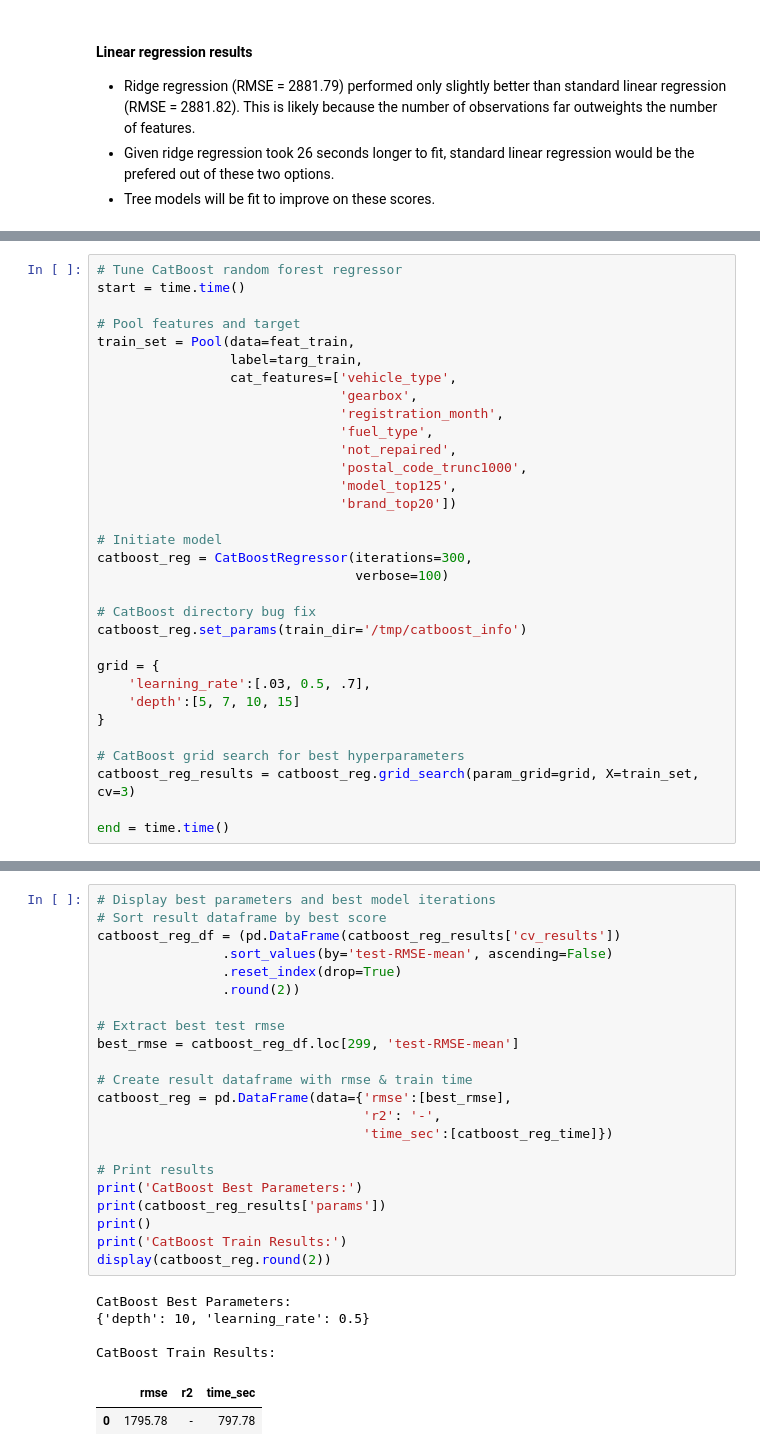
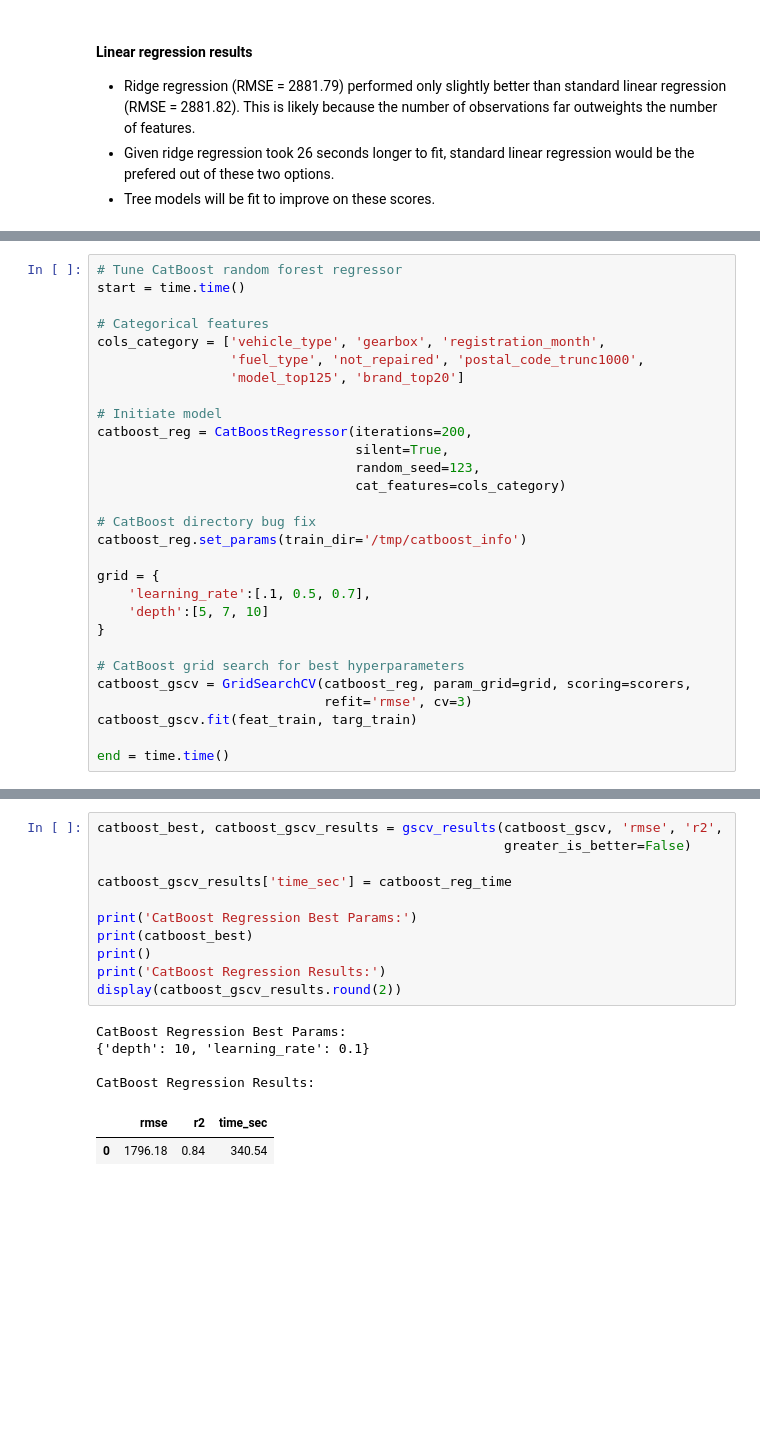
Before and after one commit to kellyshreeve/predicting-used-car-price, a Jupyter notebook: car_price_analysis.ipynb, the cells around one changed output, grey strips where cells are left out. Saved outputs shown, nothing was run; the diff lists cells and outputs as text; blank space fills up the shorter version.

```diff
--- a/car_price_analysis.ipynb
+++ b/car_price_analysis.ipynb
@@ -1176,31 +1210,28 @@ Tune and fit random forest with CatBoost gradient boosting algorithm.
 # Tune CatBoost random forest regressor
 start = time.time()
 
-# Pool features and target
-train_set = Pool(data=feat_train,
-                 label=targ_train,
-                 cat_features=['vehicle_type',
-                               'gearbox',
-                               'registration_month',
-                               'fuel_type',
-                               'not_repaired',
-                               'postal_code_trunc1000',
-                               'model_top125',
-                               'brand_top20'])
+# Categorical features
+cols_category = ['vehicle_type', 'gearbox', 'registration_month',
+                 'fuel_type', 'not_repaired', 'postal_code_trunc1000',
+                 'model_top125', 'brand_top20']
 
 # Initiate model
-catboost_reg = CatBoostRegressor(iterations=300,
-                                 verbose=100)
+catboost_reg = CatBoostRegressor(iterations=200,
+                                 silent=True,
+                                 random_seed=123,
+                                 cat_features=cols_category)
 
 # CatBoost directory bug fix
 catboost_reg.set_params(train_dir='/tmp/catboost_info')
 
 grid = {
-    'learning_rate':[.03, 0.5, .7],
-    'depth':[5, 7, 10, 15]
+    'learning_rate':[.1, 0.5, 0.7],
+    'depth':[5, 7, 10]
 }
 
 # CatBoost grid search for best hyperparameters
-catboost_reg_results = catboost_reg.grid_search(param_grid=grid, X=train_set, cv=3)
+catboost_gscv = GridSearchCV(catboost_reg, param_grid=grid, scoring=scorers,
+                             refit='rmse', cv=3)
+catboost_gscv.fit(feat_train, targ_train)
 
 end = time.time()
@@ -1234,30 +1247,19 @@ CatBoost Regressor Train Time:
-# %%
-# Display best parameters and best model iterations
-# Sort result dataframe by best score
-catboost_reg_df = (pd.DataFrame(catboost_reg_results['cv_results'])
-                .sort_values(by='test-RMSE-mean', ascending=False)
-                .reset_index(drop=True)
-                .round(2))
-
-# Extract best test rmse
-best_rmse = catboost_reg_df.loc[299, 'test-RMSE-mean']
-
-# Create result dataframe with rmse & train time
-catboost_reg = pd.DataFrame(data={'rmse':[best_rmse],
-                                  'r2': '-',
-                                  'time_sec':[catboost_reg_time]})
-
-# Print results
-print('CatBoost Best Parameters:')
-print(catboost_reg_results['params'])
-print()
-print('CatBoost Train Results:')
-display(catboost_reg.round(2))
-# %% [output]
-CatBoost Best Parameters:
-{'depth': 10, 'learning_rate': 0.5}
-
-CatBoost Train Results:
-|  | rmse | r2 | time_sec |
-| 0 | 1795.78 | - | 797.78 |
+# %%
+catboost_best, catboost_gscv_results = gscv_results(catboost_gscv, 'rmse', 'r2',
+                                                    greater_is_better=False)
+
+catboost_gscv_results['time_sec'] = catboost_reg_time
+
+print('CatBoost Regression Best Params:')
+print(catboost_best)
+print()
+print('CatBoost Regression Results:')
+display(catboost_gscv_results.round(2))
+# %% [output]
+CatBoost Regression Best Params:
+{'depth': 10, 'learning_rate': 0.1}
+
+CatBoost Regression Results:
+|  | rmse | r2 | time_sec |
+| 0 | 1796.18 | 0.84 | 340.54 |
 # %% [markdown]
```
Also changed, not shown: parts of 41 cells of this notebook.
